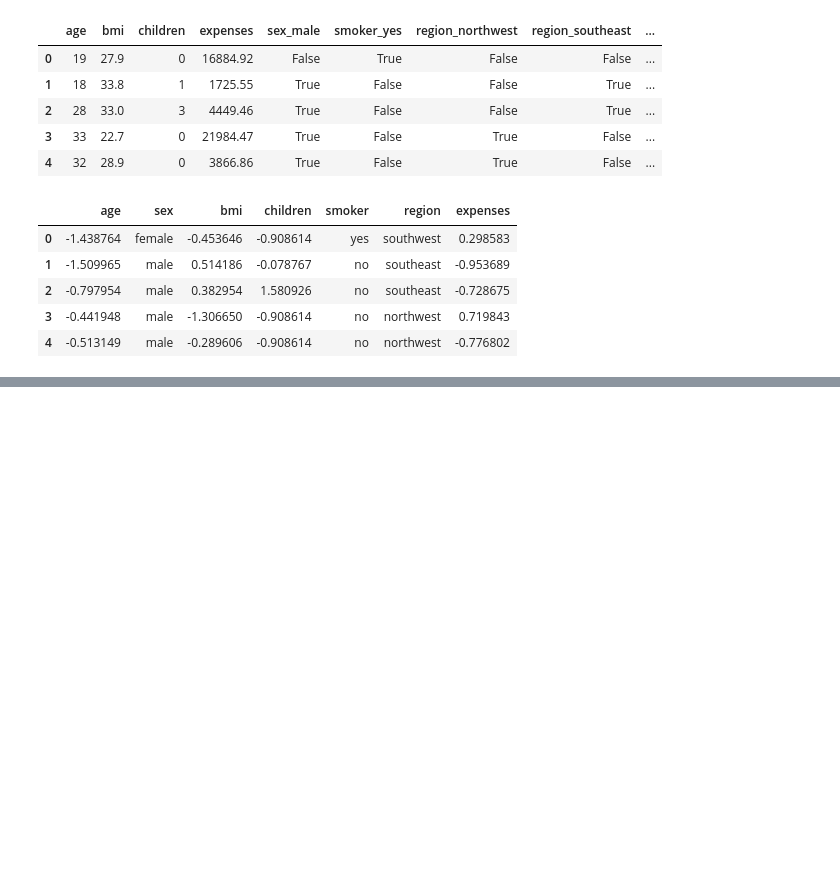
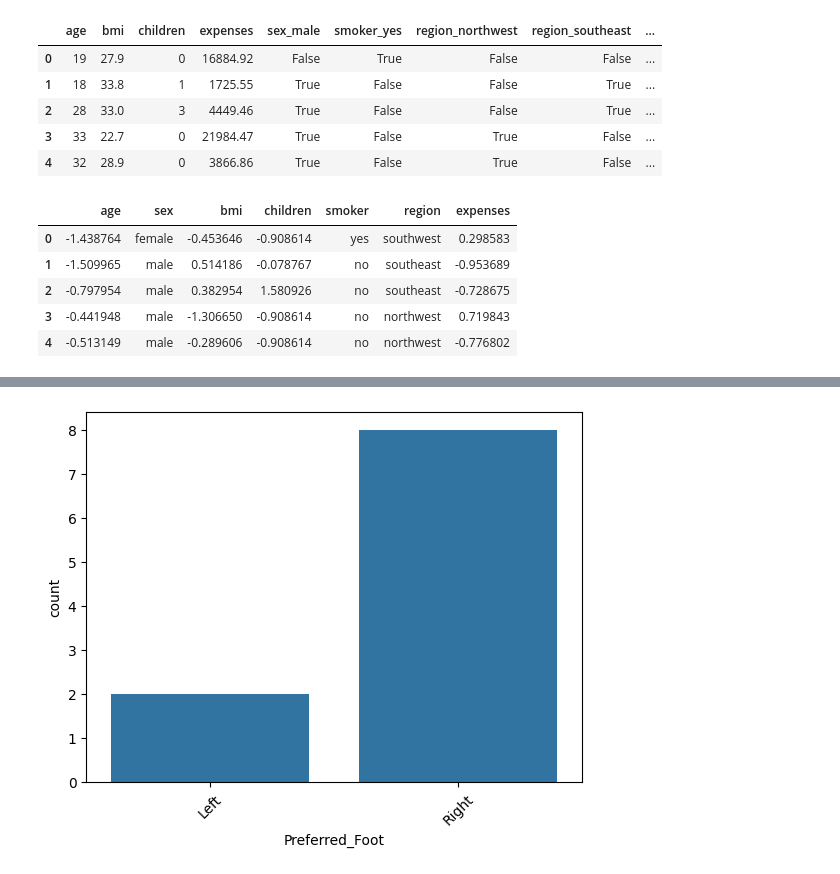
Before and after one commit to badhayearushi-alt/Python---Basic---Projects, a Jupyter notebook: 18_op.ipynb, the cells around one changed output, grey strips where cells are left out. Saved outputs shown, nothing was run; the diff lists cells and outputs as text; code cells hidden in the pictures; blank space fills up the shorter version.

```diff
--- a/18_op.ipynb
+++ b/18_op.ipynb
@@ -152,0 +257,7 @@ df.head()
+# %%
+# 12. Count Plot
+sns.countplot(x=df["Preferred_Foot"])
+plt.xticks(rotation=45)
+plt.show()
+# %% [output]
+[figure, added]
```
Also changed, not shown: parts of 17 cells of this notebook.
